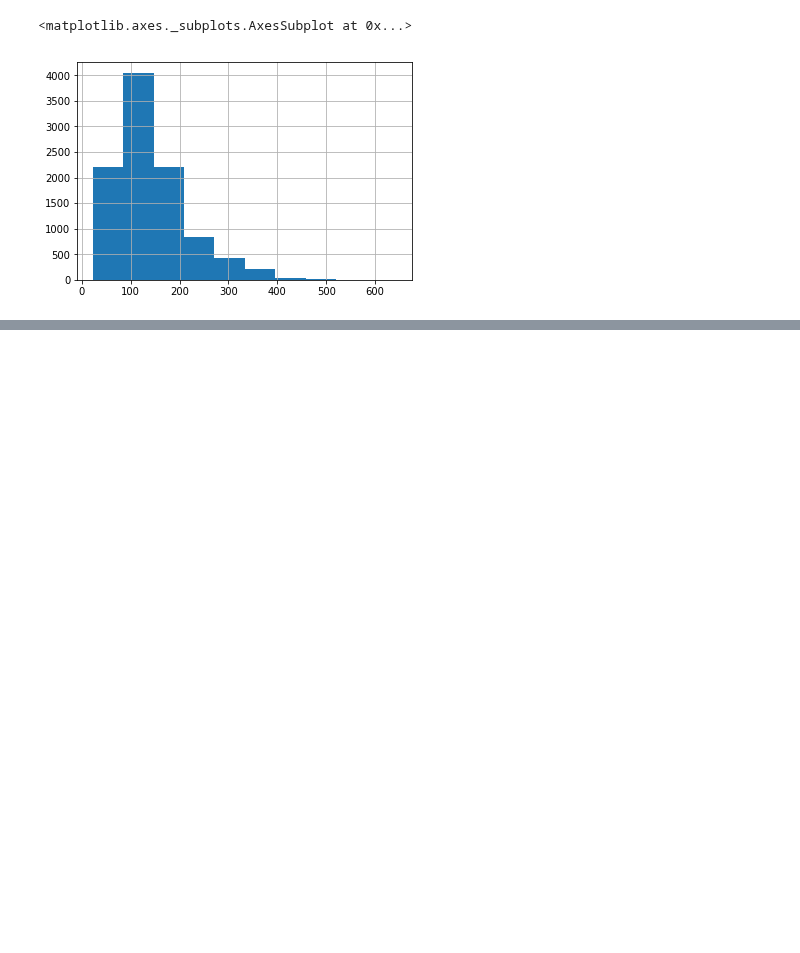
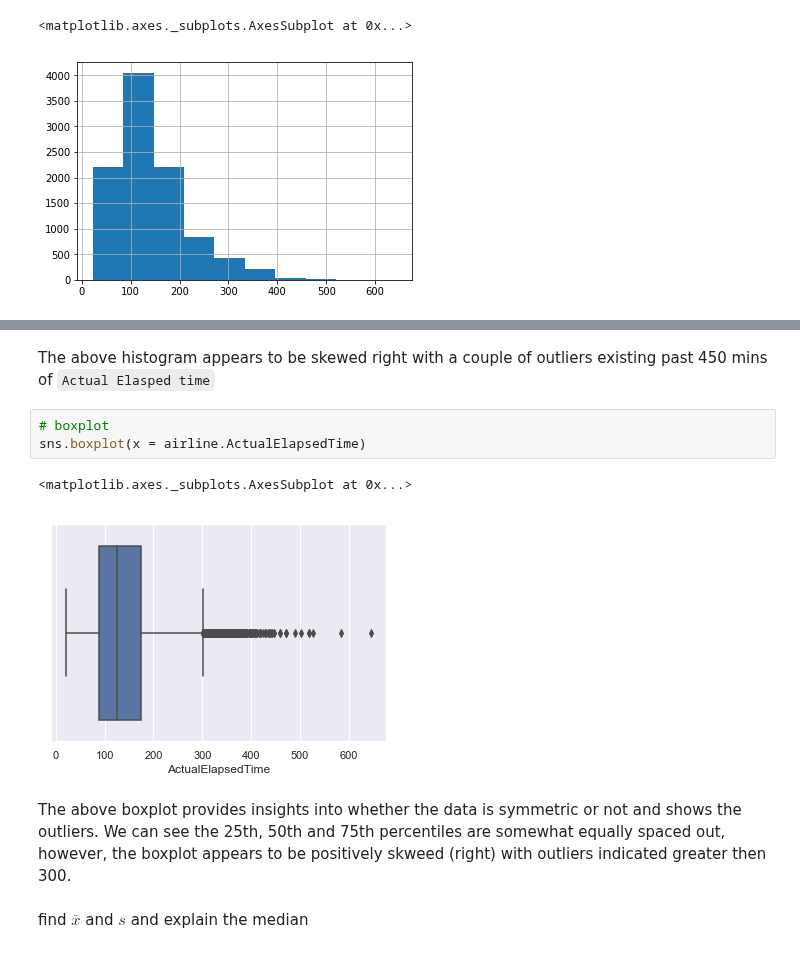
Before and after one commit to naivelogic/Machine_Learning_Notebooks, a Jupyter notebook: Data_Science/Airline.ipynb, the cells around one changed output, grey strips where cells are left out. Cells and saved outputs as stored; diff of their text form; blank space fills up the shorter version.

```diff
--- a/Data_Science/Airline.ipynb
+++ b/Data_Science/Airline.ipynb
@@ -134,0 +143,12 @@ airline.ActualElapsedTime.hist()
+# %% [markdown]
+The above histogram appears to be skewed right with a couple of outliers existing past 450 mins of `Actual Elasped time`
+# %%
+# boxplot
+sns.boxplot(x = airline.ActualElapsedTime)
+# %% [output]
+<matplotlib.axes._subplots.AxesSubplot at 0x...>
+[figure, added]
+# %% [markdown]
+The above boxplot provides insights into whether the data is symmetric or not and shows the outliers. We can see the 25th, 50th and 75th percentiles are somewhat equally spaced out, however, the boxplot appears to be positively skweed (right) with outliers indicated greater then 300.
+# %% [markdown]
+find $\bar{x}$ and $s$ and explain the median
```
Also changed, not shown: parts of 12 cells of this notebook.
